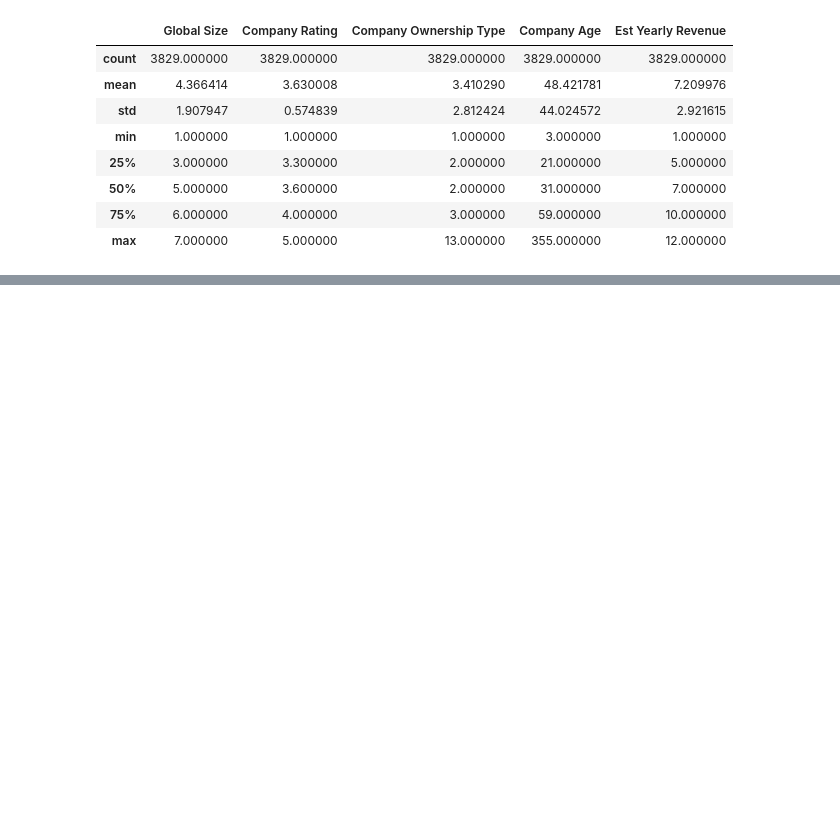
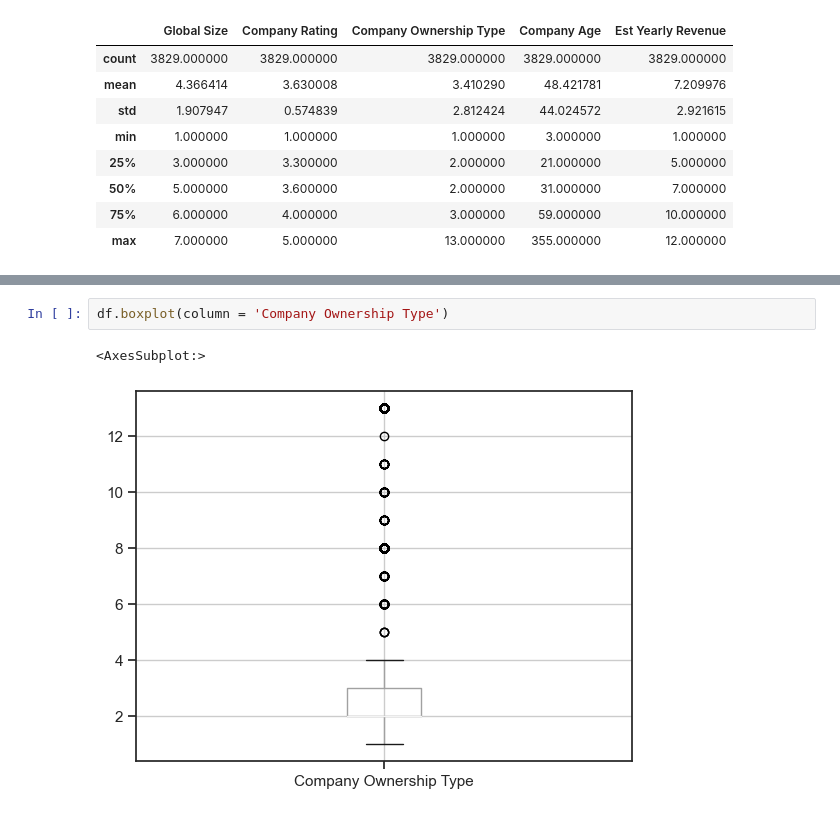
Before and after one commit to progswan2022/scraping-glassdoor-selenium, a Jupyter notebook: Cleaning_1.ipynb, the cells around one changed output, grey strips where cells are left out. Drawn from its saved outputs; the diff is of its cells as text; blank space fills up the shorter version.

```diff
--- a/Cleaning_1.ipynb
+++ b/Cleaning_1.ipynb
@@ -181,0 +205,5 @@ df.boxplot(column = 'Company Rating')
+# %%
+df.boxplot(column = 'Company Ownership Type')
+# %% [output]
+<AxesSubplot:>
+[figure, added]
```
Also changed, not shown: parts of 26 cells of this notebook, 9 other files.
